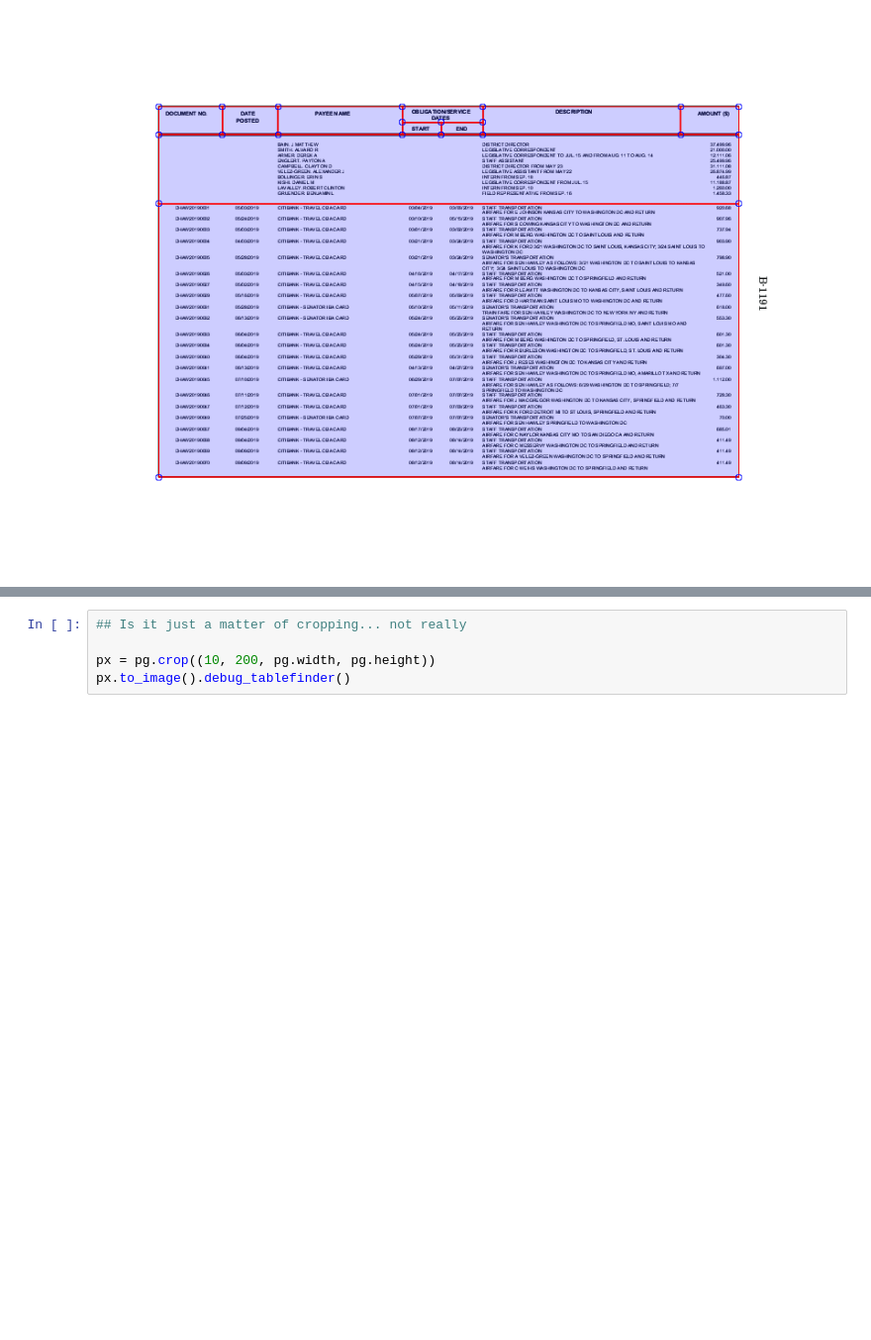
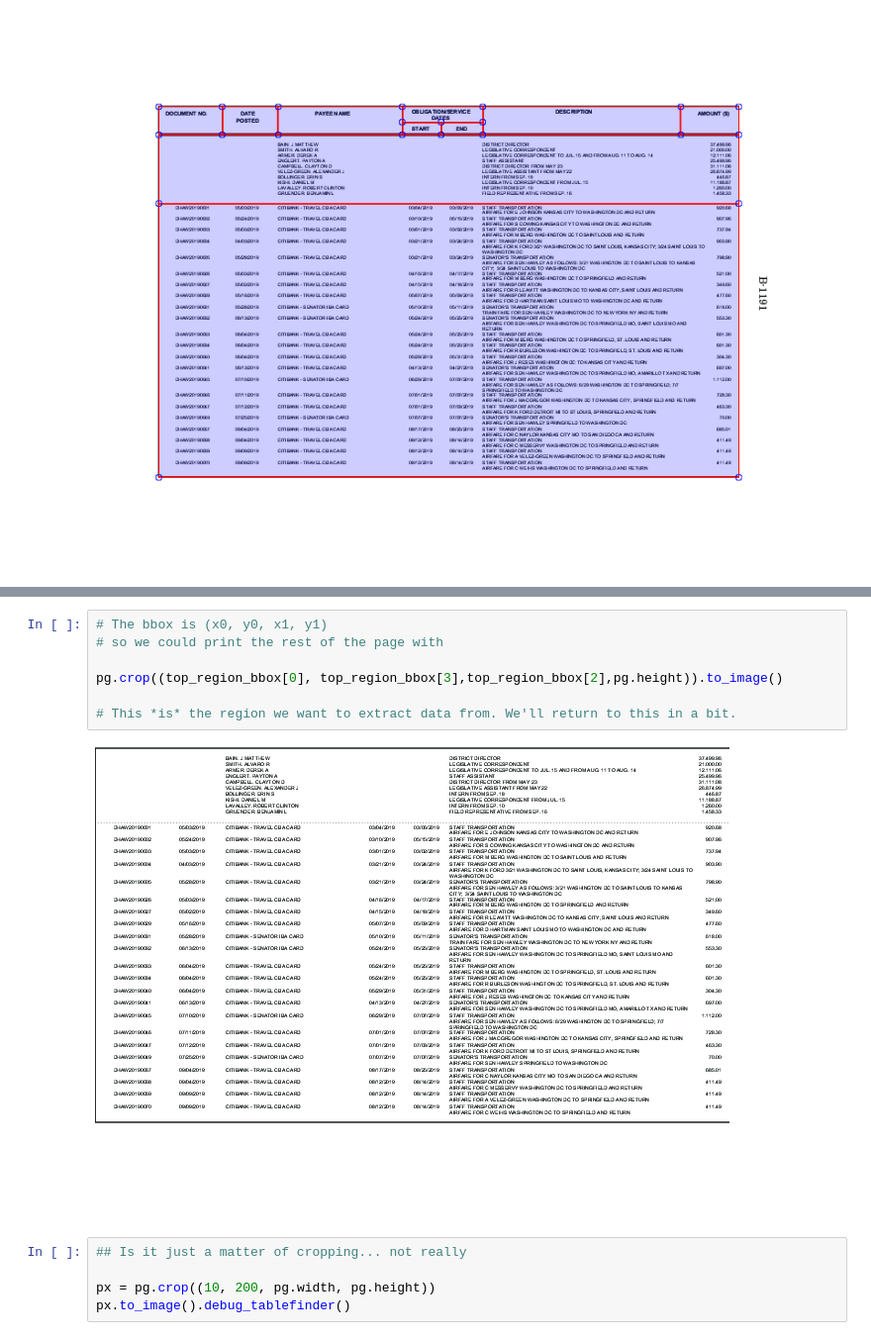
Before and after one commit to jsfenfen/pdf20, a Jupyter notebook: pdfs/senate_expenditures.ipynb, the cells around one changed output, grey strips where cells are left out. Shown: that part at 99% size. Drawn from its saved outputs; the diff is of its cells as text; blank space fills up the shorter version.

```diff
--- a/pdfs/senate_expenditures.ipynb
+++ b/pdfs/senate_expenditures.ipynb
@@ -26,3 +58,12 @@ pg.to_image().debug_tablefinder()
+# %%
+# The bbox is (x0, y0, x1, y1)
+# so we could print the rest of the page with
+
+pg.crop((top_region_bbox[0], top_region_bbox[3],top_region_bbox[2],pg.height)).to_image()
+
+# This *is* the region we want to extract data from. We'll return to this in a bit.
+# %% [output]
+[figure, added]
 # %%
 ## Is it just a matter of cropping... not really
 
```
Also changed, not shown: parts of 15 cells of this notebook.
